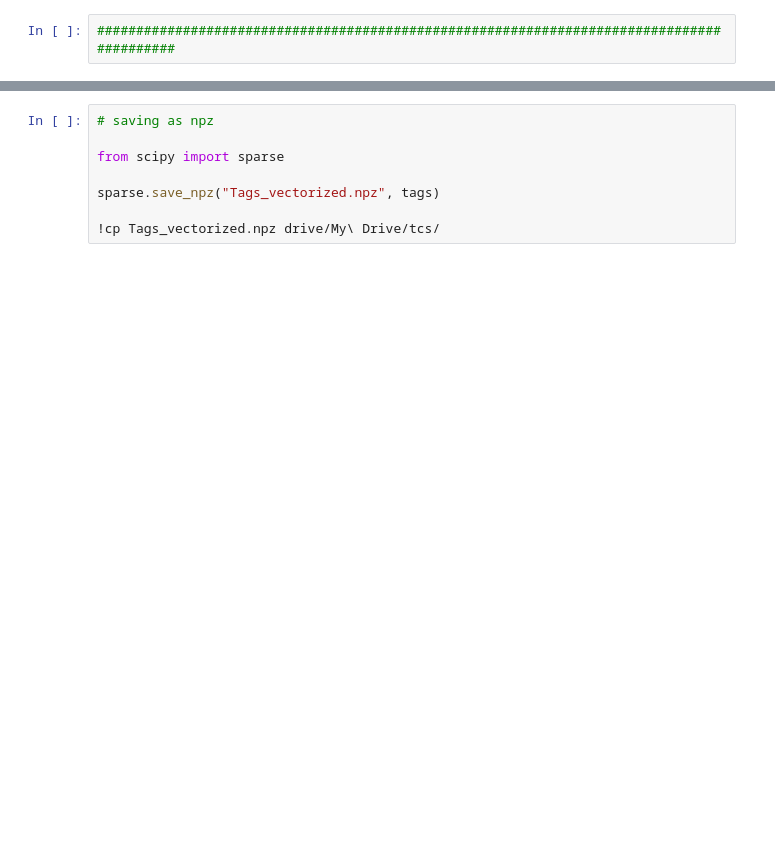
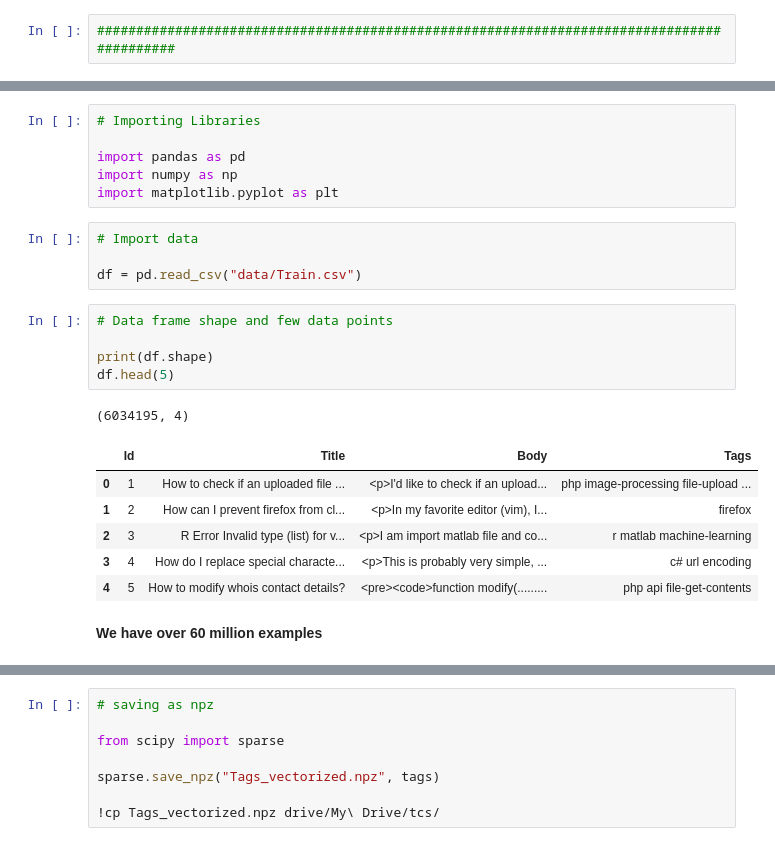
Before and after one commit to tanmayvijay/Taxonomy-Prediction_For-TCS-HumAIn_2019, a Jupyter notebook: Taxanomy-Prediction-Notebook.ipynb, the cells around one changed output, grey strips where cells are left out. Cells and saved outputs as stored; diff of their text form; blank space fills up the shorter version.

```diff
--- a/Taxanomy-Prediction-Notebook.ipynb
+++ b/Taxanomy-Prediction-Notebook.ipynb
@@ -207,0 +170,25 @@ len_tbc/df_tbc.shape[0]
+# %%
+# Importing Libraries
+
+import pandas as pd
+import numpy as np
+import matplotlib.pyplot as plt
+# %%
+# Import data
+
+df = pd.read_csv("data/Train.csv")
+# %%
+# Data frame shape and few data points
+
+print(df.shape)
+df.head(5)
+# %% [output]
+(6034195, 4)
+|  | Id | Title | Body | Tags |
+| 0 | 1 | How to check if an uploaded file ... | <p>I'd like to check if an upload... | php image-processing file-upload ... |
+| 1 | 2 | How can I prevent firefox from cl... | <p>In my favorite editor (vim), I... | firefox |
+| 2 | 3 | R Error Invalid type (list) for v... | <p>I am import matlab file and co... | r matlab machine-learning |
+| 3 | 4 | How do I replace special characte... | <p>This is probably very simple, ... | c# url encoding |
+| 4 | 5 | How to modify whois contact details? | <pre><code>function modify(......... | php api file-get-contents |
+# %% [markdown]
+**We have over 60 million examples**
```
Also changed, not shown: parts of 82 cells of this notebook, 3 other files.
